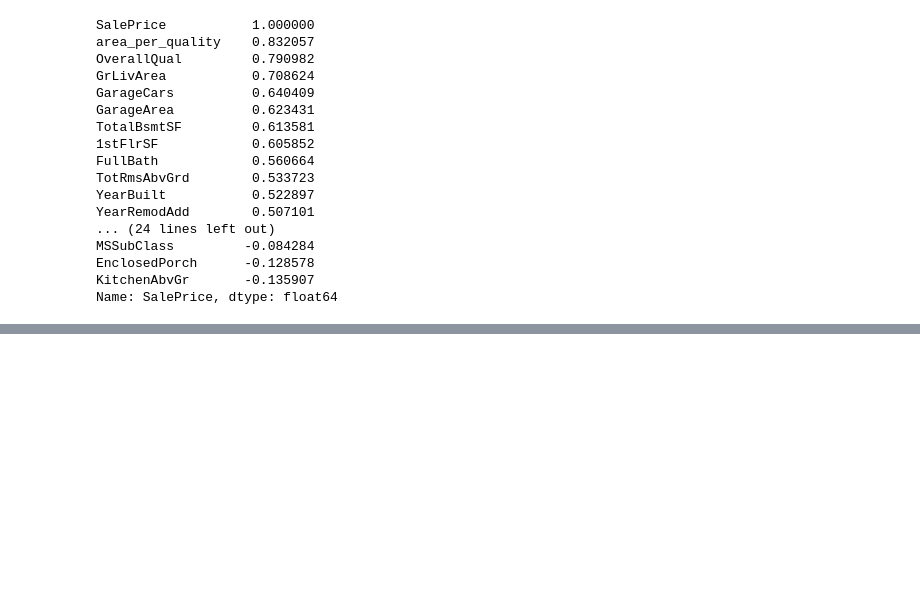
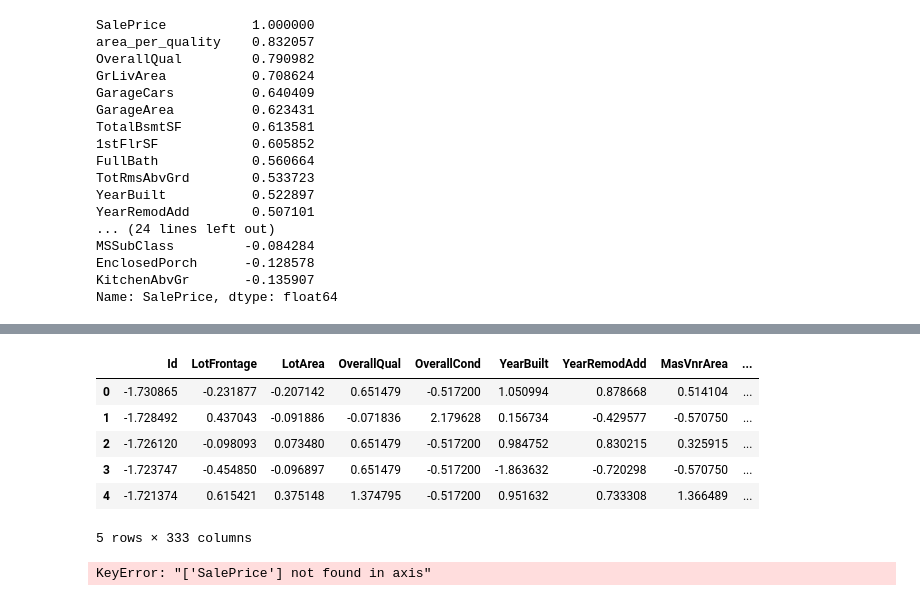
Before and after one commit to MihaiGroza/housing_prices, a Jupyter notebook: Script.ipynb, the cells around one changed output, grey strips where cells are left out. Drawn from its saved outputs; the diff is of its cells as text; code cells hidden in the pictures; blank space fills up the shorter version.

```diff
--- a/Script.ipynb
+++ b/Script.ipynb
@@ -101,0 +194,35 @@ Name: SalePrice, dtype: float64
+# %%
+scaler = StandardScaler()
+
+hot_all_features[num_cols] = scaler.fit_transform(hot_all_features[num_cols])
+
+
+hot_all_features.head()
+# %% [output]
+|  | Id | LotFrontage | LotArea | OverallQual | OverallCond | YearBuilt | YearRemodAdd | MasVnrArea | ... |
+| 0 | -1.730865 | -0.231877 | -0.207142 | 0.651479 | -0.517200 | 1.050994 | 0.878668 | 0.514104 | ... |
+| 1 | -1.728492 | 0.437043 | -0.091886 | -0.071836 | 2.179628 | 0.156734 | -0.429577 | -0.570750 | ... |
+| 2 | -1.726120 | -0.098093 | 0.073480 | 0.651479 | -0.517200 | 0.984752 | 0.830215 | 0.325915 | ... |
+| 3 | -1.723747 | -0.454850 | -0.096897 | 0.651479 | -0.517200 | -1.863632 | -0.720298 | -0.570750 | ... |
+| 4 | -1.721374 | 0.615421 | 0.375148 | 1.374795 | -0.517200 | 0.951632 | 0.733308 | 1.366489 | ... |
+5 rows × 333 columns
+# %%
+# preprocessing test set
+
+test_housing["area_per_quality"] = test_housing["GrLivArea"]*test_housing["OverallQual"]
+test_all_features = test_housing
+
+test_all_features['MSSubClass'] = test_all_features['MSSubClass'].apply(str)
+test_all_features['YrSold'] = test_all_features['YrSold'].astype(str)
+test_all_features['MoSold'] = test_all_features['MoSold'].astype(str)
+handle_missing(test_all_features)
+
+test_housing = test_all_features.drop("SalePrice", axis=1)
+test_housing_labels = test_all_features["SalePrice"].copy()
+
+#one hot encoding
+test_hot_all_features = pd.get_dummies(test_housing)
+
+test_hot_all_features[num_cols] = scaler.transform(test_hot_all_features[num_cols])
+# %% [output]
+KeyError: "['SalePrice'] not found in axis"
```
Also changed, not shown: parts of 7 cells of this notebook.
